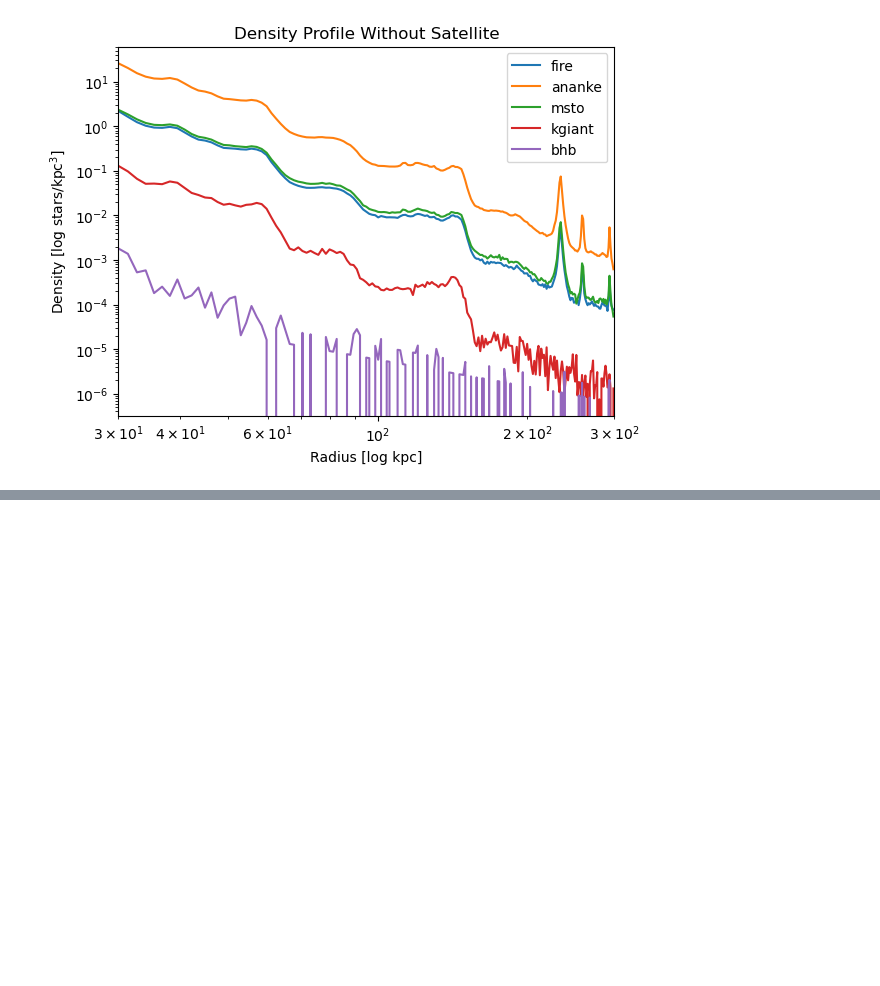
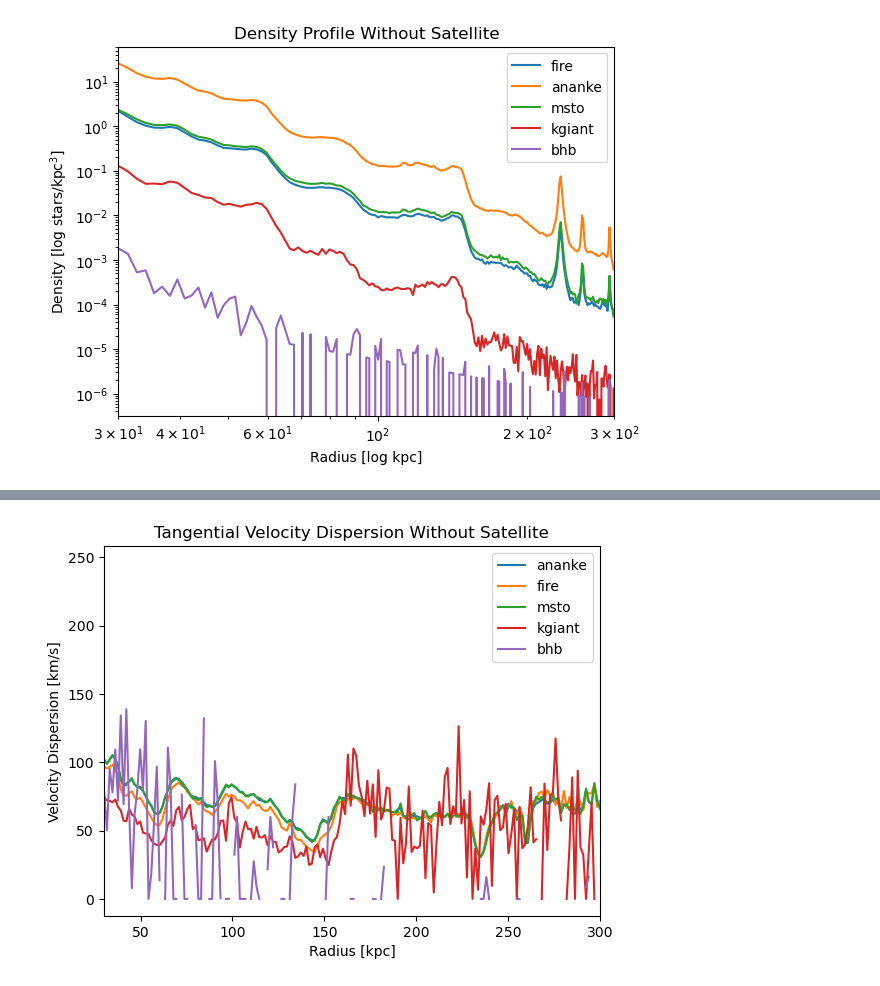
Before and after one commit to aeden2019/rubin_mw_mocks, a Jupyter notebook: src/analysis/Plots.ipynb, the cells around one changed output, grey strips where cells are left out. Saved outputs shown, nothing was run; the diff lists cells and outputs as text; code cells hidden in the pictures; blank space fills up the shorter version.

```diff
--- a/src/analysis/Plots.ipynb
+++ b/src/analysis/Plots.ipynb
@@ -217,0 +271,16 @@ plt.show()
+# %%
+# Graph binned beta
+fig, ax = plt.subplots()
+ax.plot(dr[1:], ananke_v_disp, label='ananke')
+ax.plot(dr[1:], fire_v_disp, label='fire')
+ax.plot(dr[1:], msto_v_disp, label='msto')
+ax.plot(dr[1:], kgiant_v_disp, label='kgiant')
+ax.plot(dr[1:], bhb_v_disp, label='bhb')
+ax.set_xlabel('Radius [kpc]')
+ax.set_ylabel('Velocity Dispersion [km/s]')
+ax.set_xlim(rmin, rmax)
+plt.legend()
+plt.title('Tangential Velocity Dispersion Without Satellite')
+plt.show()
+# %% [output]
+[figure, added]
```
Also changed, not shown: parts of 10 cells of this notebook, 2 other files.
